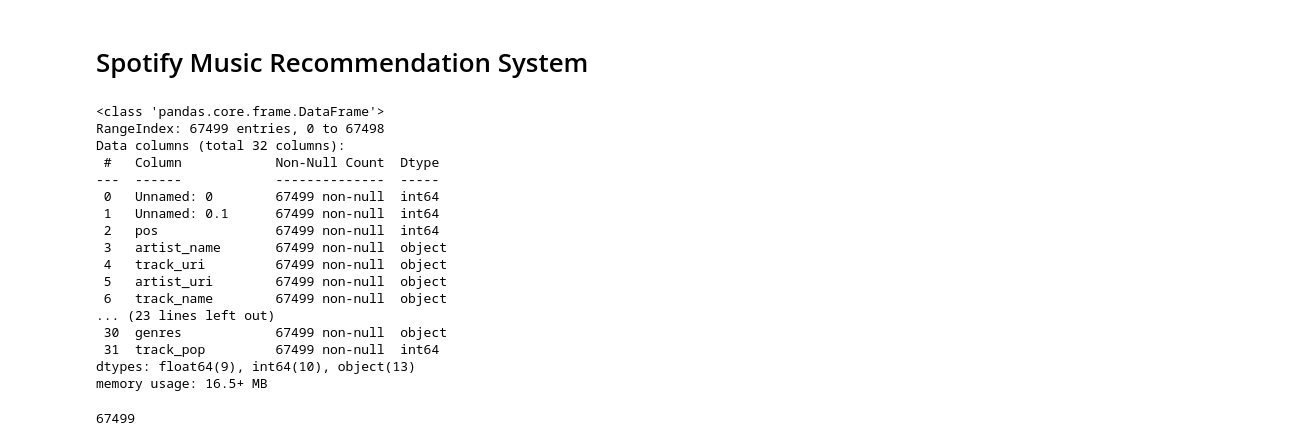
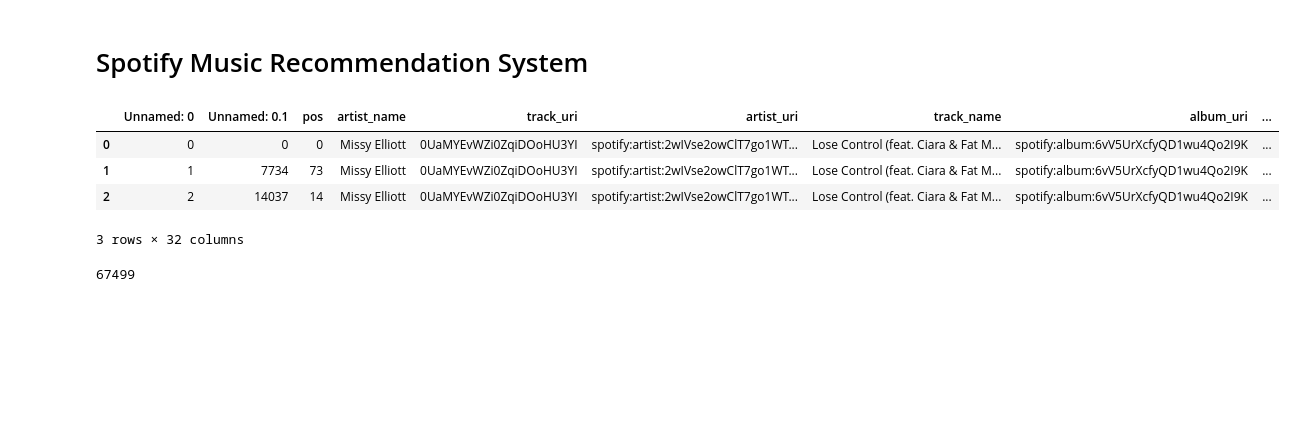
Before and after one commit to Hadryan/Spotify-Music-Recommendation-2, a Jupyter notebook: spotifyrecommender.ipynb, the cells around one changed output. Cells and saved outputs as stored; diff of their text form; code cells hidden in the pictures; blank space fills up the shorter version.

```diff
--- a/spotifyrecommender.ipynb
+++ b/spotifyrecommender.ipynb
@@ -41,25 +41,13 @@ warnings.filterwarnings("ignore")
 # %%
 data_path = 'C:/Users/adity/OneDrive/Documents/GitHub/Spotify-Music-Recommendation/data/processed_data.csv'
 data = pd.read_csv(data_path)
-data.info()
+data.head(3)
 # %% [output]
+|  | Unnamed: 0 | Unnamed: 0.1 | pos | artist_name | track_uri | artist_uri | track_name | album_uri | ... |
+| 0 | 0 | 0 | 0 | Missy Elliott | 0UaMYEvWZi0ZqiDOoHU3YI | spotify:artist:2wIVse2owClT7go1WT... | Lose Control (feat. Ciara & Fat M... | spotify:album:6vV5UrXcfyQD1wu4Qo2I9K | ... |
+| 1 | 1 | 7734 | 73 | Missy Elliott | 0UaMYEvWZi0ZqiDOoHU3YI | spotify:artist:2wIVse2owClT7go1WT... | Lose Control (feat. Ciara & Fat M... | spotify:album:6vV5UrXcfyQD1wu4Qo2I9K | ... |
+| 2 | 2 | 14037 | 14 | Missy Elliott | 0UaMYEvWZi0ZqiDOoHU3YI | spotify:artist:2wIVse2owClT7go1WT... | Lose Control (feat. Ciara & Fat M... | spotify:album:6vV5UrXcfyQD1wu4Qo2I9K | ... |
-<class 'pandas.core.frame.DataFrame'>
-RangeIndex: 67499 entries, 0 to 67498
-Data columns (total 32 columns):
- #   Column            Non-Null Count  Dtype
----  ------            --------------  -----
- 0   Unnamed: 0        67499 non-null  int64
- 1   Unnamed: 0.1      67499 non-null  int64
- 2   pos               67499 non-null  int64
- 3   artist_name       67499 non-null  object
- 4   track_uri         67499 non-null  object
- 5   artist_uri        67499 non-null  object
- 6   track_name        67499 non-null  object
-... (23 lines left out)
- 30  genres            67499 non-null  object
- 31  track_pop         67499 non-null  int64
-dtypes: float64(9), int64(10), object(13)
-memory usage: 16.5+ MB
+3 rows × 32 columns
 # %%
 client_id = '4379e8dc929f4f3d8b296962fb549d56'
 client_secret= '08a15f73be3742f18227aec6fb9e61b4'
```
Also changed, not shown: parts of 12 cells of this notebook, 1 other file.
